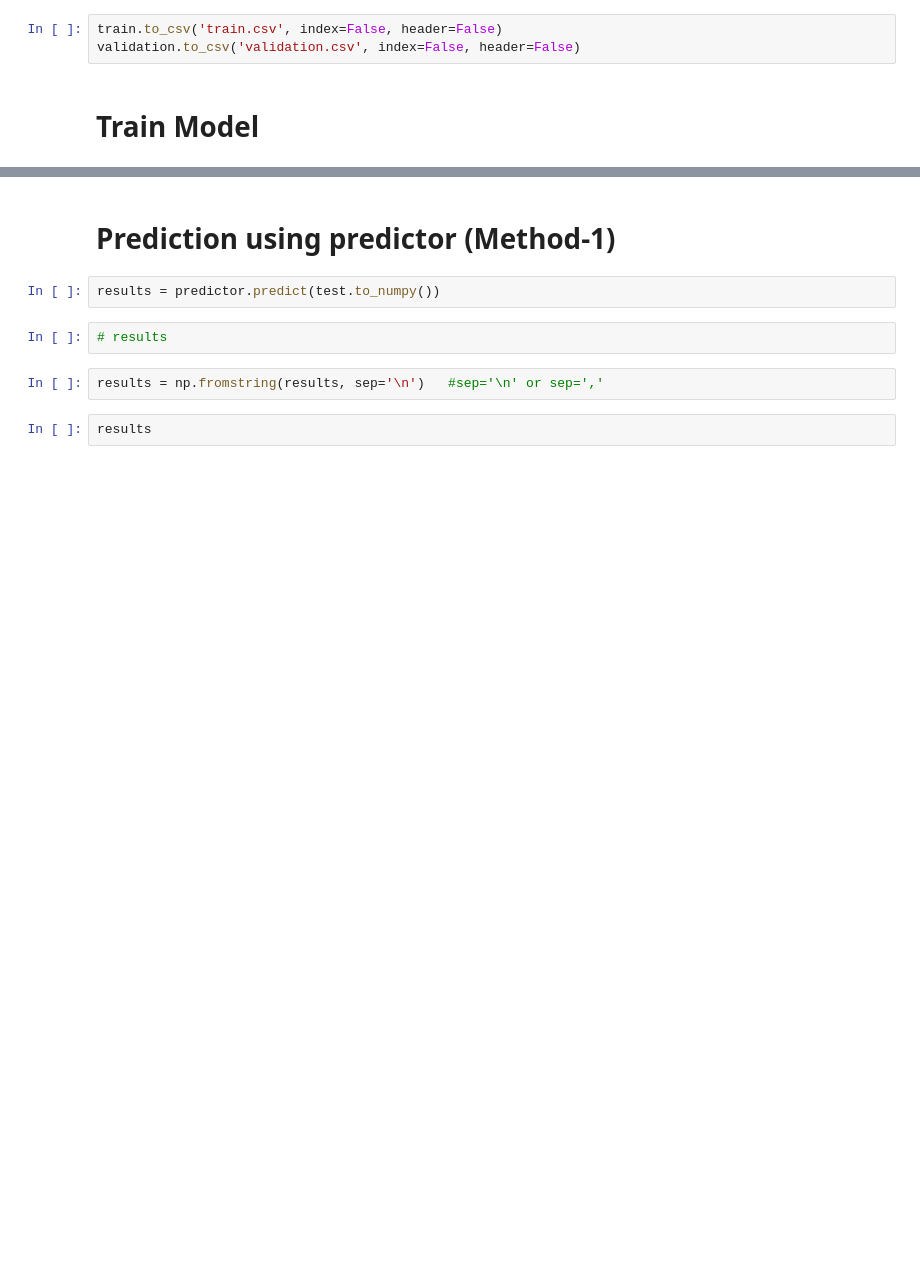
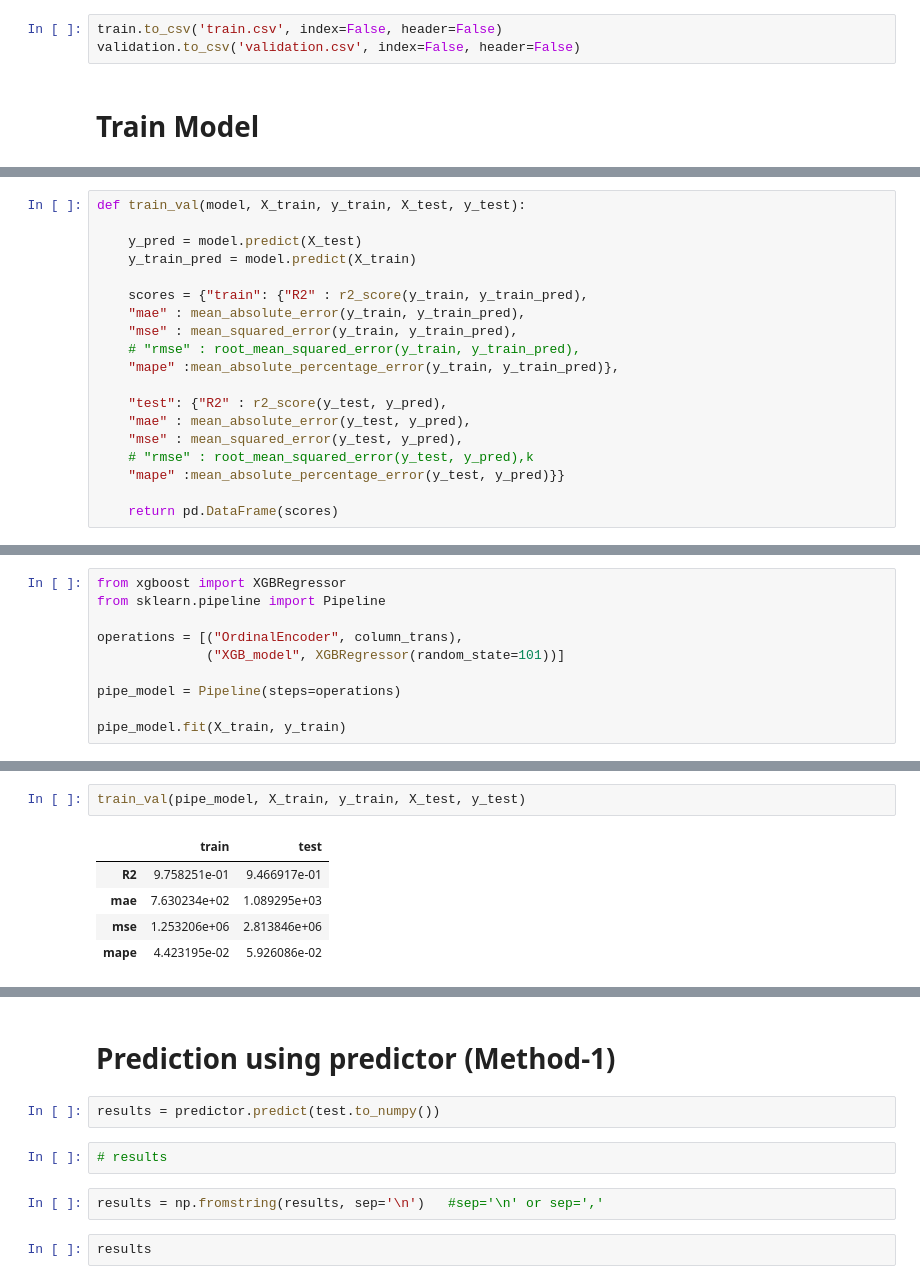
Before and after one commit to iceyisaak/mld_autoscout, a Jupyter notebook: autoscout_project.ipynb, the cells around one changed output, grey strips where cells are left out. Saved outputs shown, nothing was run; the diff lists cells and outputs as text; blank space fills up the shorter version.

Commit message:
Resolving error

```diff
--- a/autoscout_project.ipynb
+++ b/autoscout_project.ipynb
@@ -474,0 +342,19 @@ test.to_csv('test.csv', index=False, header=False)
+# %%
+def train_val(model, X_train, y_train, X_test, y_test):
+
+    y_pred = model.predict(X_test)
+    y_train_pred = model.predict(X_train)
+
+    scores = {"train": {"R2" : r2_score(y_train, y_train_pred),
+    "mae" : mean_absolute_error(y_train, y_train_pred),
+    "mse" : mean_squared_error(y_train, y_train_pred),
+    # "rmse" : root_mean_squared_error(y_train, y_train_pred),
+    "mape" :mean_absolute_percentage_error(y_train, y_train_pred)},
+
+    "test": {"R2" : r2_score(y_test, y_pred),
+    "mae" : mean_absolute_error(y_test, y_pred),
+    "mse" : mean_squared_error(y_test, y_pred),
+    # "rmse" : root_mean_squared_error(y_test, y_pred),k
+    "mape" :mean_absolute_percentage_error(y_test, y_pred)}}
+
+    return pd.DataFrame(scores)
@@ -474,0 +370,10 @@ test.to_csv('test.csv', index=False, header=False)
+# %%
+from xgboost import XGBRegressor
+from sklearn.pipeline import Pipeline
+
+operations = [("OrdinalEncoder", column_trans),
+              ("XGB_model", XGBRegressor(random_state=101))]
+
+pipe_model = Pipeline(steps=operations)
+
+pipe_model.fit(X_train, y_train)
@@ -474,0 +401,8 @@ test.to_csv('test.csv', index=False, header=False)
+# %%
+train_val(pipe_model, X_train, y_train, X_test, y_test)
+# %% [output]
+|  | train | test |
+| R2 | 9.758251e-01 | 9.466917e-01 |
+| mae | 7.630234e+02 | 1.089295e+03 |
+| mse | 1.253206e+06 | 2.813846e+06 |
+| mape | 4.423195e-02 | 5.926086e-02 |
```
Also changed, not shown: parts of 80 cells of this notebook.
